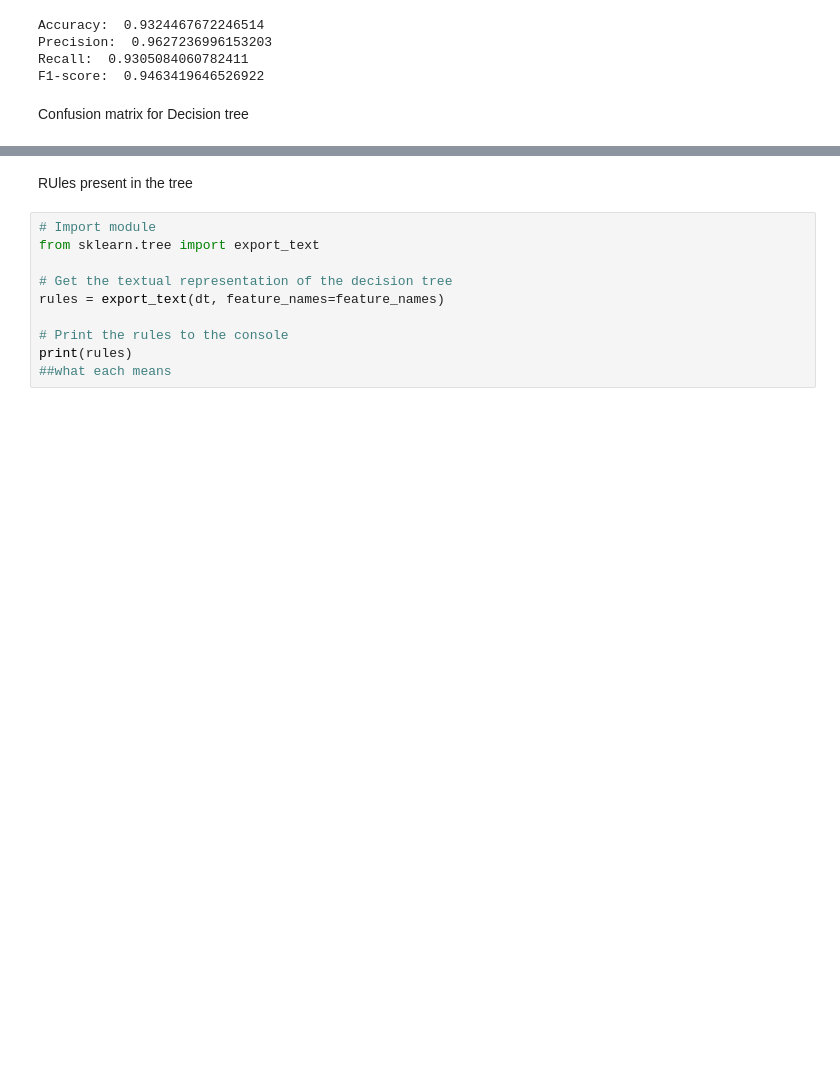
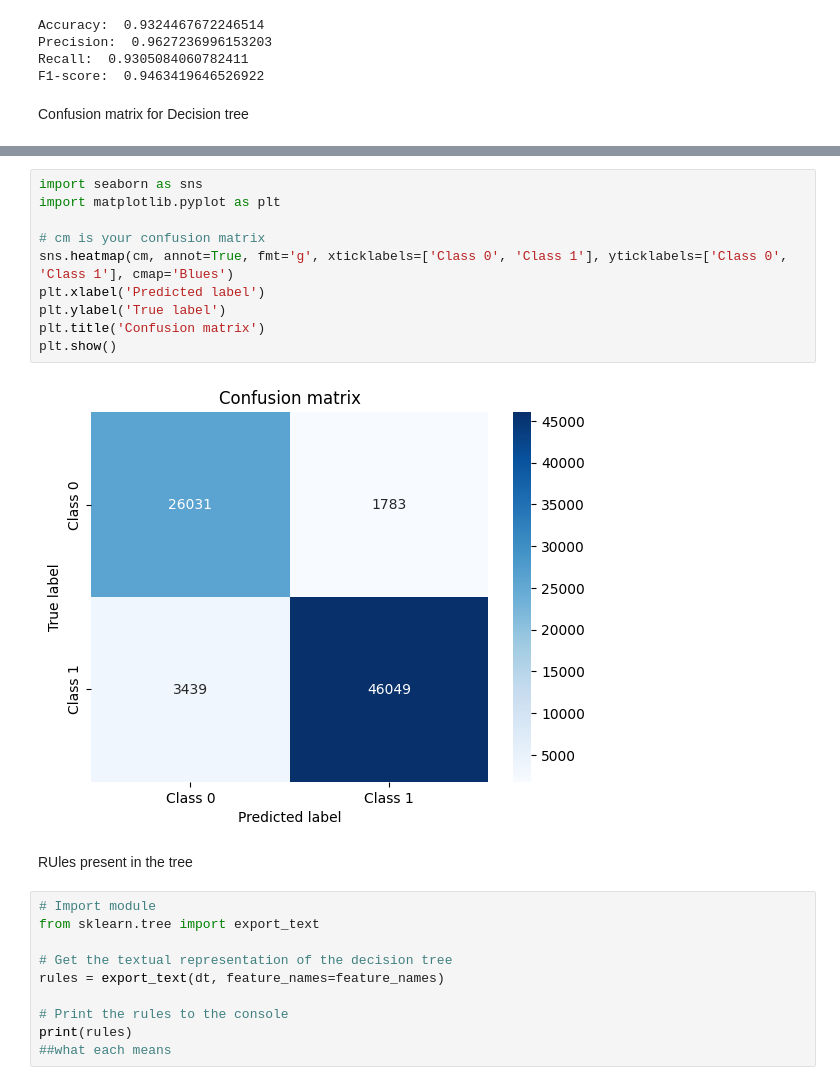
Before and after one commit to Abugahh/Detecting-Networks-Anomaly-using-ML, a Jupyter notebook: Project.ipynb, the cells around one changed output, grey strips where cells are left out. Drawn from its saved outputs; the diff is of its cells as text; blank space fills up the shorter version.

```diff
--- a/Project.ipynb
+++ b/Project.ipynb
@@ -324,3 +454,15 @@ plt.show()
+# %%
+import seaborn as sns
+import matplotlib.pyplot as plt
+
+# cm is your confusion matrix
+sns.heatmap(cm, annot=True, fmt='g', xticklabels=['Class 0', 'Class 1'], yticklabels=['Class 0', 'Class 1'], cmap='Blues')
+plt.xlabel('Predicted label')
+plt.ylabel('True label')
+plt.title('Confusion matrix')
+plt.show()
+# %% [output]
+[figure, added]
 # %% [markdown]
 RUles present in the tree
 # %%
```
Also changed, not shown: parts of 21 cells of this notebook, 2 other files.
